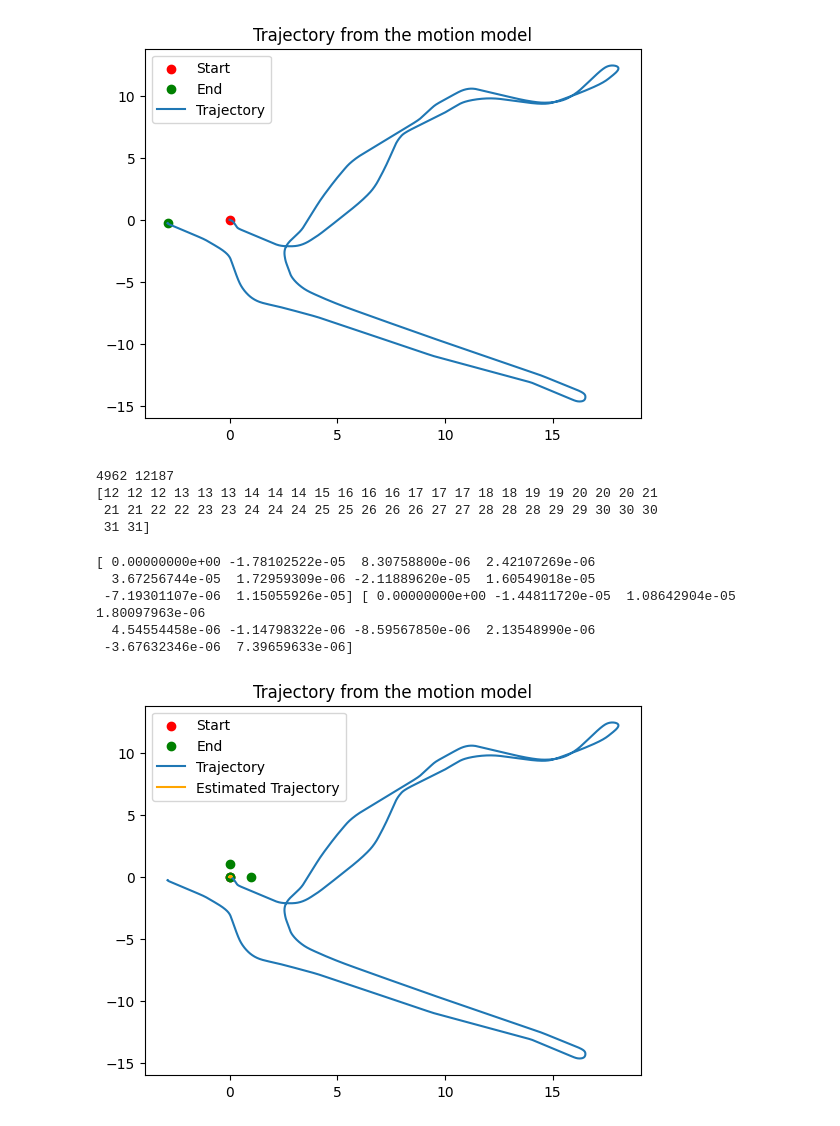
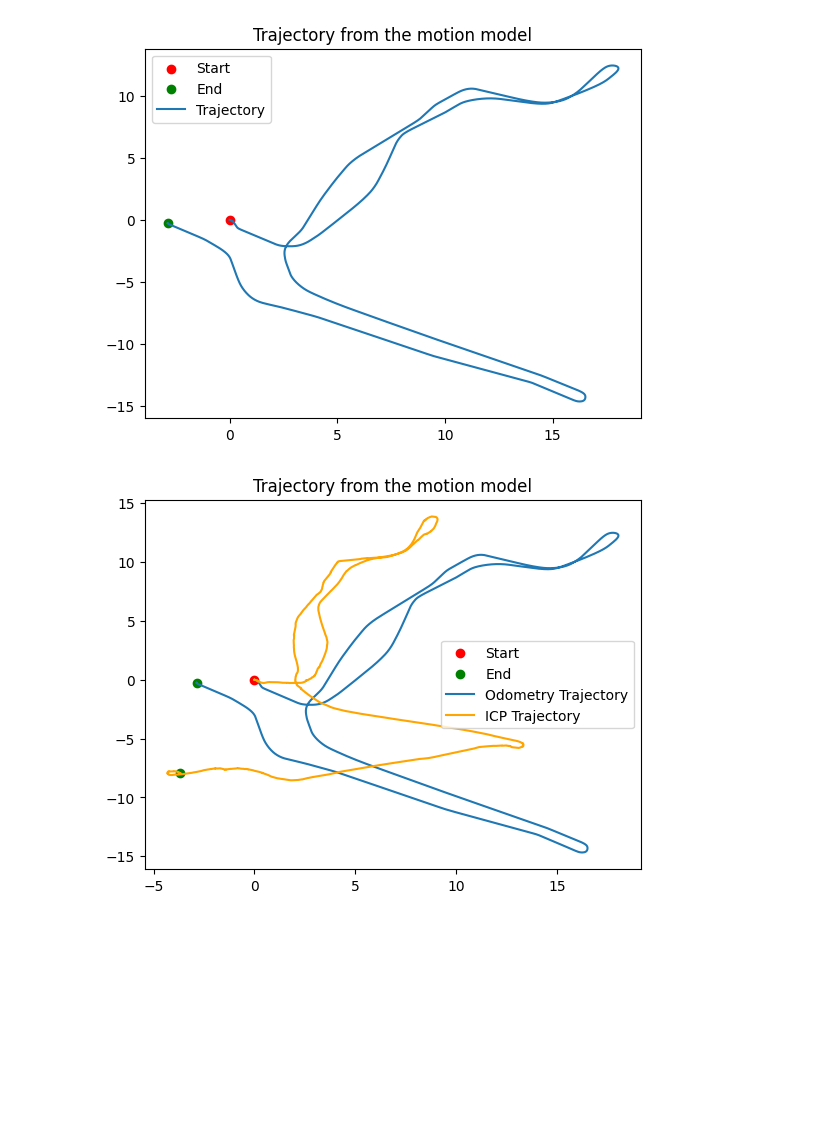
Before and after one commit to pedramaghazadeh/ECE276a, a Jupyter notebook: Project2/code/icp_warm_up/part2.ipynb, the cells around one changed output. Drawn from its saved outputs; the diff is of its cells as text; code cells hidden in the pictures; blank space fills up the shorter version.

```diff
--- a/Project2/code/icp_warm_up/part2.ipynb
+++ b/Project2/code/icp_warm_up/part2.ipynb
@@ -153,15 +157,6 @@ def velocity_left_encoder(counts, timestamps):
     delta_t = timestamps[1:] - timestamps[:-1]
     delta_t = [timestamps[1] - timestamps[0]] + list(delta_t)
     return ((counts[1, :] + counts[3, :]) / 2 * 0.0022) / delta_t
-
-def sync_time_stamps(t1, t2):
-    t1_synced = []
-    ind = 0
-    for i in range(len(t1)):
-        while(t2[ind] < t1[i] and ind < len(t2) - 1):
-            ind += 1
-        t1_synced.append(ind)
-    return np.array(t1_synced)
 # %%
 synced_encoder_stamps = sync_time_stamps(imu_stamps, encoder_stamps)
 
@@ -215,57 +210,45 @@ plt.legend(["Start", "End", "Trajectory"])
 plt.show()
 # %% [output]
 [figure]
-# %%
-print(len(lidar_stamps), len(imu_stamps))
-synced_lidar_stamps = sync_time_stamps(imu_stamps, lidar_stamps)
-print(synced_lidar_stamps[:50])
-# %% [output]
-4962 12187
-[12 12 12 13 13 13 14 14 14 15 16 16 16 17 17 17 18 18 19 19 20 20 20 21
- 21 21 22 22 23 23 24 24 24 25 25 26 26 26 27 27 28 28 28 29 29 30 30 30
- 31 31]
 # %%
 from tools import ICP, Kabsch
 # Using the ICP algorithm to estimate the pose initilized with the motion model
 icp_poses = []
+all_poses = []
+
 init_pose = np.eye((4))
 icp_poses.append(init_pose[:2, 3])
+
 for i in tqdm(range(1, len(lidar_stamps))):
     imu_ind = synced_lidar_stamps[i]
 
     # Initial guesses
-    x, y, theta = poses[:, imu_ind]
-    x -= init_pose[0, 3]
-    y -= init_pose[1, 3]
-    theta -= t3d.euler.mat2euler(init_pose[:3, :3])[2]
+    x, y, theta = poses[:, imu_ind - 1] - poses[:, imu_ind ]
 
-    R, p = ICP(pc[i - 1], pc[i], t3d.euler.euler2mat(0, 0, theta), np.array([x, y, 0]))
+    R, p = ICP(pc[i], pc[i - 1], t3d.euler.euler2mat(0, 0, theta), np.array([x, y, 0]))
 
     dt = lidar_stamps[i] - lidar_stamps[i - 1]
     new_pose = np.eye(4)
-    new_pose[:3, :3] = R * dt
-    new_pose[:3, 3] = p * dt
 
-    init_pose = new_pose @ init_pose
+    new_pose[:3, :3] = R
+    new_pose[:3, 3] = p
+
+    init_pose = init_pose @ new_pose
+
+    all_poses.append(init_pose)
     icp_poses.append(init_pose[:2, 3])
+
+icp_poses = np.array(icp_poses).T
-# %%
-print(icp_poses[0, :10], icp_poses[1, :10])
-# %% [output]
-[ 0.00000000e+00 -1.78102522e-05  8.30758800e-06  2.42107269e-06
-  3.67256744e-05  1.72959309e-06 -2.11889620e-05  1.60549018e-05
- -7.19301107e-06  1.15055926e-05] [ 0.00000000e+00 -1.44811720e-05  1.08642904e-05  1.80097963e-06
-  4.54554458e-06 -1.14798322e-06 -8.59567850e-06  2.13548990e-06
- -3.67632346e-06  7.39659633e-06]
 # %%
-icp_poses = np.array(icp_poses).T
 # Beginning point
-plt.scatter(0, 0, c='r')
+plt.scatter(0, 0, c='red')
 # Ending point
-plt.scatter(pose[0], pose[1], c='g')
+plt.scatter(pose[0], pose[1], c='green')
 plt.title("Trajectory from the motion model")
 plt.plot(poses[0], poses[1],)
 plt.plot(icp_poses[0], icp_poses[1], c='orange')
-plt.legend(["Start", "End", "Trajectory", "Estimated Trajectory"])
+plt.scatter(icp_poses[0, -1], icp_poses[1, -1], c='green')
+plt.legend(["Start", "End", "Odometry Trajectory", "ICP Trajectory"])
 plt.show()
 # %% [output]
-[figure, old version]
+[figure, new version]
```
Also changed, not shown: parts of 4 cells of this notebook, 5 other files.
